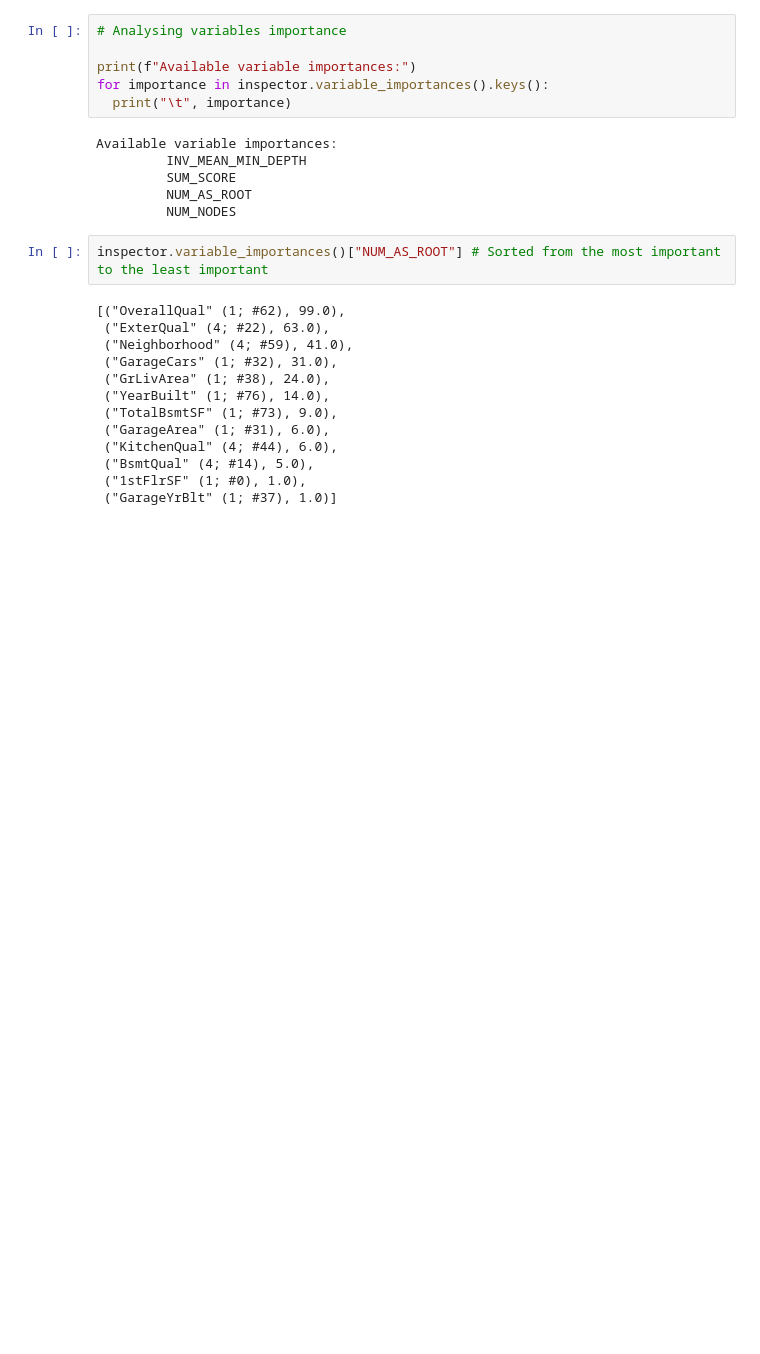
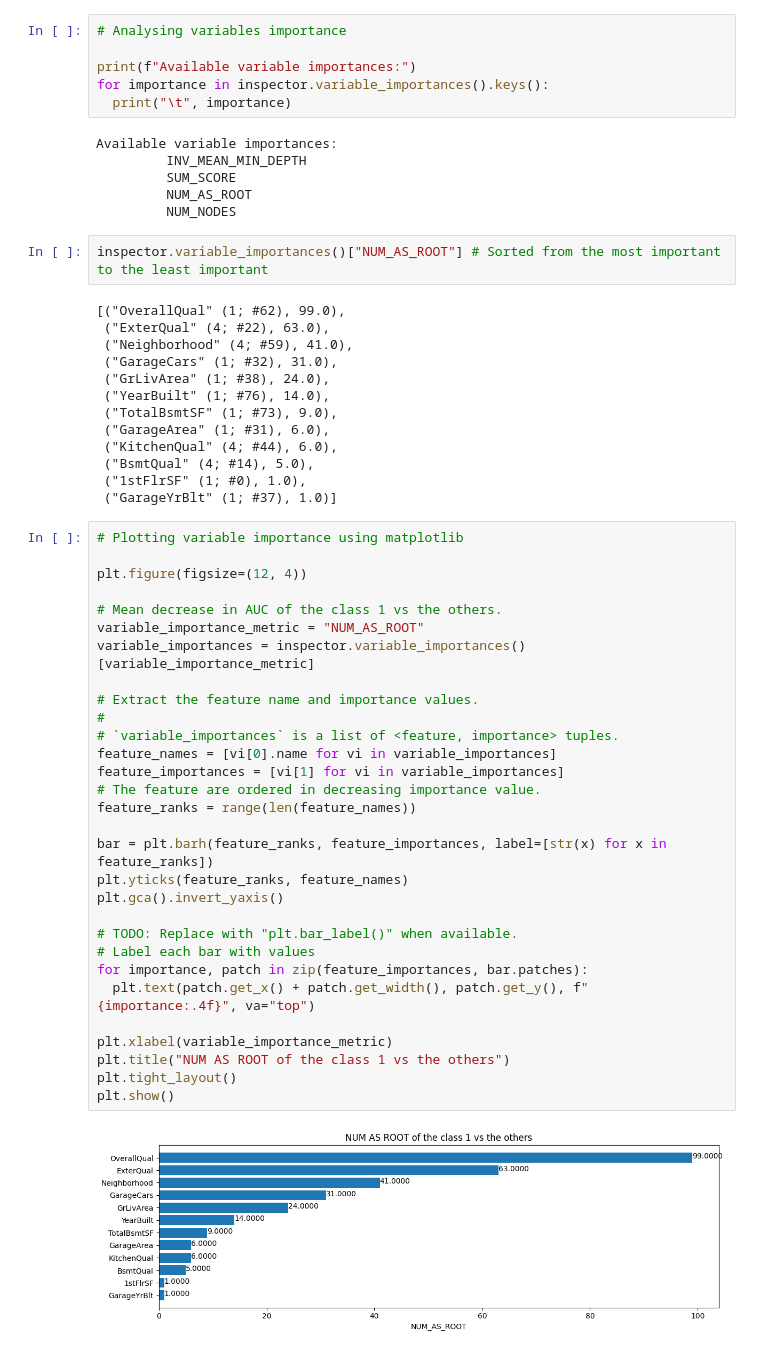
Before and after one commit to danielfernandesp/Kaggle-Competitions, a Jupyter notebook: main.ipynb, the cells around one changed output. Drawn from its saved outputs; the diff is of its cells as text; blank space fills up the shorter version.

```diff
--- a/main.ipynb
+++ b/main.ipynb
@@ -246,3 +230,35 @@ inspector.variable_importances()["NUM_AS_ROOT"] # Sorted from the most important
  ("BsmtQual" (4; #14), 5.0),
  ("1stFlrSF" (1; #0), 1.0),
  ("GarageYrBlt" (1; #37), 1.0)]
+# %%
+# Plotting variable importance using matplotlib
+
+plt.figure(figsize=(12, 4))
+
+# Mean decrease in AUC of the class 1 vs the others.
+variable_importance_metric = "NUM_AS_ROOT"
+variable_importances = inspector.variable_importances()[variable_importance_metric]
+
+# Extract the feature name and importance values.
+#
+# `variable_importances` is a list of <feature, importance> tuples.
+feature_names = [vi[0].name for vi in variable_importances]
+feature_importances = [vi[1] for vi in variable_importances]
+# The feature are ordered in decreasing importance value.
+feature_ranks = range(len(feature_names))
+
+bar = plt.barh(feature_ranks, feature_importances, label=[str(x) for x in feature_ranks])
+plt.yticks(feature_ranks, feature_names)
+plt.gca().invert_yaxis()
+
+# TODO: Replace with "plt.bar_label()" when available.
+# Label each bar with values
+for importance, patch in zip(feature_importances, bar.patches):
+  plt.text(patch.get_x() + patch.get_width(), patch.get_y(), f"{importance:.4f}", va="top")
+
+plt.xlabel(variable_importance_metric)
+plt.title("NUM AS ROOT of the class 1 vs the others")
+plt.tight_layout()
+plt.show()
+# %% [output]
+[figure, added]
```
Also changed, not shown: parts of 9 cells of this notebook.
